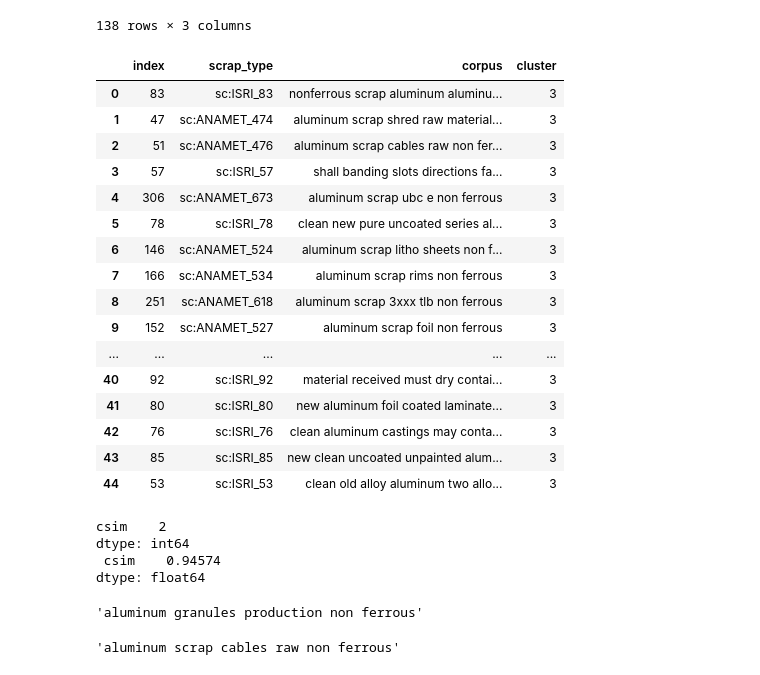
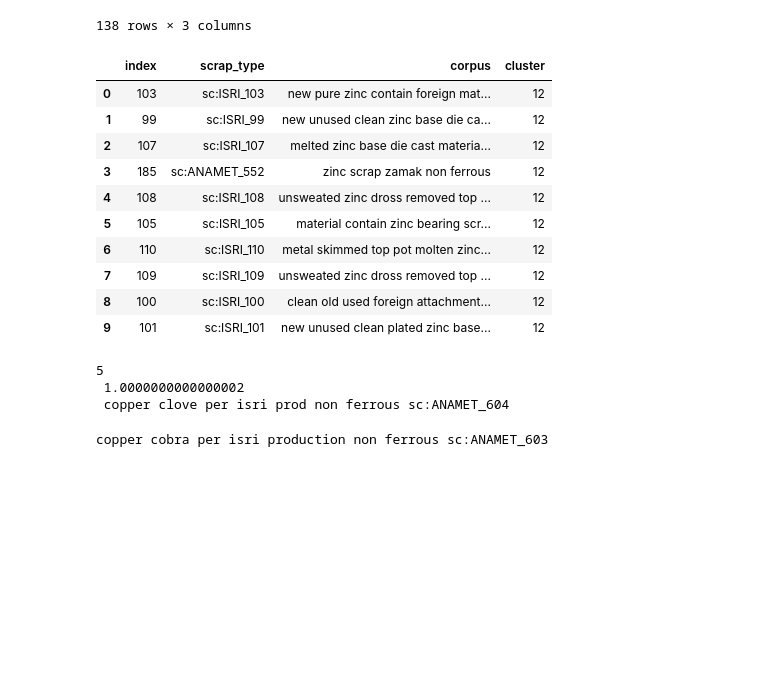
Before and after one commit to costasmexis/phd, a Jupyter notebook: scrap/scrap_similarity.ipynb, the cells around one changed output. Drawn from its saved outputs; the diff is of its cells as text; code cells hidden in the pictures; blank space fills up the shorter version.

```diff
--- a/scrap/scrap_similarity.ipynb
+++ b/scrap/scrap_similarity.ipynb
@@ -482,35 +482,37 @@ test
 # %%
 X_train['cluster'] = y_train
 # %%
-X_train[X_train['cluster'] == 3].reset_index()
+X_train[X_train['cluster'] == 12].reset_index()
 # %% [output]
 |  | index | scrap_type | corpus | cluster |
-| 0 | 83 | sc:ISRI_83 | nonferrous scrap aluminum aluminu... | 3 |
-| 1 | 47 | sc:ANAMET_474 | aluminum scrap shred raw material... | 3 |
-| 2 | 51 | sc:ANAMET_476 | aluminum scrap cables raw non fer... | 3 |
-| 3 | 57 | sc:ISRI_57 | shall banding slots directions fa... | 3 |
-| 4 | 306 | sc:ANAMET_673 | aluminum scrap ubc e non ferrous | 3 |
-| 5 | 78 | sc:ISRI_78 | clean new pure uncoated series al... | 3 |
-| 6 | 146 | sc:ANAMET_524 | aluminum scrap litho sheets non f... | 3 |
-| 7 | 166 | sc:ANAMET_534 | aluminum scrap rims non ferrous | 3 |
-| 8 | 251 | sc:ANAMET_618 | aluminum scrap 3xxx tlb non ferrous | 3 |
-| 9 | 152 | sc:ANAMET_527 | aluminum scrap foil non ferrous | 3 |
-| ... | ... | ... | ... | ... |
-| 40 | 92 | sc:ISRI_92 | material received must dry contai... | 3 |
-| 41 | 80 | sc:ISRI_80 | new aluminum foil coated laminate... | 3 |
-| 42 | 76 | sc:ISRI_76 | clean aluminum castings may conta... | 3 |
-| 43 | 85 | sc:ISRI_85 | new clean uncoated unpainted alum... | 3 |
-| 44 | 53 | sc:ISRI_53 | clean old alloy aluminum two allo... | 3 |
+| 0 | 103 | sc:ISRI_103 | new pure zinc contain foreign mat... | 12 |
+| 1 | 99 | sc:ISRI_99 | new unused clean zinc base die ca... | 12 |
+| 2 | 107 | sc:ISRI_107 | melted zinc base die cast materia... | 12 |
+| 3 | 185 | sc:ANAMET_552 | zinc scrap zamak non ferrous | 12 |
+| 4 | 108 | sc:ISRI_108 | unsweated zinc dross removed top ... | 12 |
+| 5 | 105 | sc:ISRI_105 | material contain zinc bearing scr... | 12 |
+| 6 | 110 | sc:ISRI_110 | metal skimmed top pot molten zinc... | 12 |
+| 7 | 109 | sc:ISRI_109 | unsweated zinc dross removed top ... | 12 |
+| 8 | 100 | sc:ISRI_100 | clean old used foreign attachment... | 12 |
+| 9 | 101 | sc:ISRI_101 | new unused clean plated zinc base... | 12 |
 # %%
 from sklearn.metrics.pairwise import cosine_similarity
 from sklearn.feature_extraction.text import CountVectorizer
 
-df_cluster = X_train[X_train['cluster'] == 3]
 
-s = test['corpus'].iloc[17]
+idx = 12
+
+s = test['corpus'].iloc[idx]
+c = test['cluster'].iloc[idx]
+st = test['type'].iloc[idx]
+
 similarity = []
 index = []
+similar_string = []
+scrap_type = []
 similarity_df = pd.DataFrame()
+
+df_cluster = X_train[X_train['cluster'] == c]
 
 for row in range(len(df_cluster)):
     s1 = df_cluster['corpus'].iloc[row]
@@ -525,21 +527,23 @@ for row in range(len(df_cluster)):
     csim = cosine_similarity(strings_vectors[0], strings_vectors[1])
     similarity.append(csim)
     index.append(row)
+    similar_string.append(s1)
+    scrap_type.append(df_cluster['scrap_type'].iloc[row])
 
 similarity_df['csim'] = similarity
+similarity_df['corpus'] = similar_string
+similarity_df['scrap_type'] = scrap_type
 
-similarity_df = similarity_df.astype(float)
-print(similarity_df.idxmax(), "\n", similarity_df.max())
+similarity_df['csim'] = similarity_df['csim'].astype(float)
+similarity_df['corpus'] = similarity_df['corpus'].astype(str)
+similarity_df['scrap_type'] = similarity_df['scrap_type'].astype(str)
+
+print(similarity_df['csim'].idxmax(), "\n", similarity_df['csim'].max(), '\n', similarity_df['corpus'].iloc[similarity_df['csim'].idxmax()], similarity_df['scrap_type'].iloc[similarity_df['csim'].idxmax()])
 # %% [output]
-csim    2
-dtype: int64
- csim    0.94574
-dtype: float64
+5
+ 1.0000000000000002
+ copper clove per isri prod non ferrous sc:ANAMET_604
 # %%
-s
+print(s, st)
 # %% [output]
-'aluminum granules production non ferrous'
+copper cobra per isri production non ferrous sc:ANAMET_603
-# %%
-df_cluster.iloc[2]['corpus']
-# %% [output]
-'aluminum scrap cables raw non ferrous'
```
Also changed, not shown: parts of 1 cell of this notebook.
